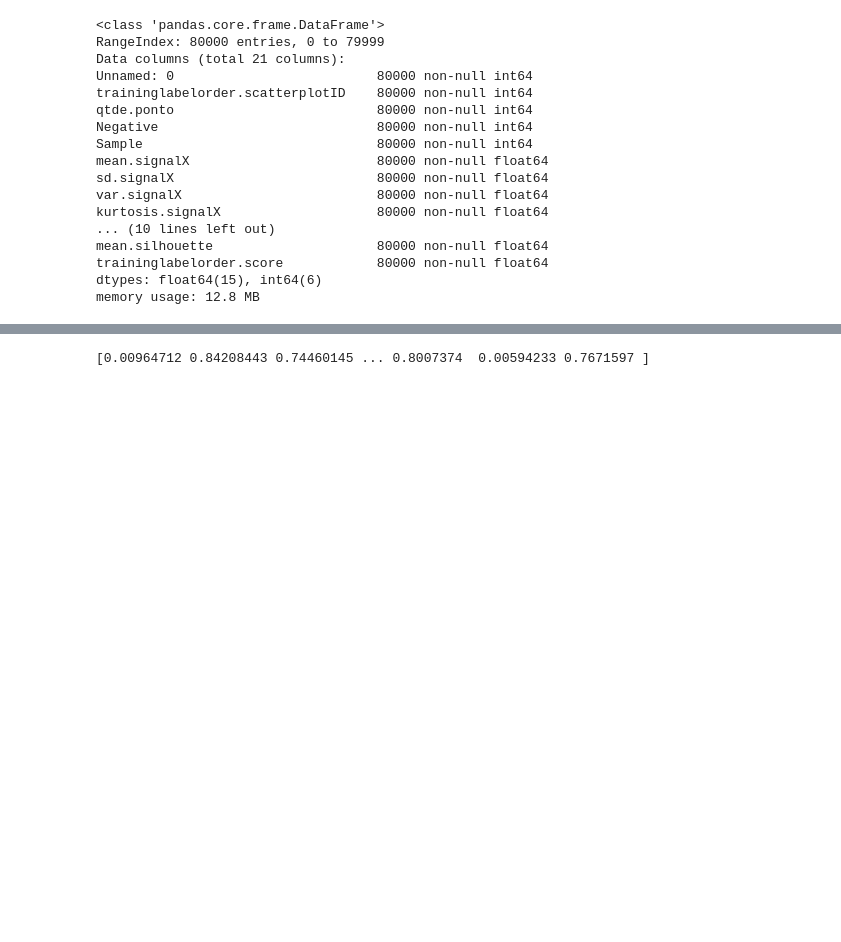
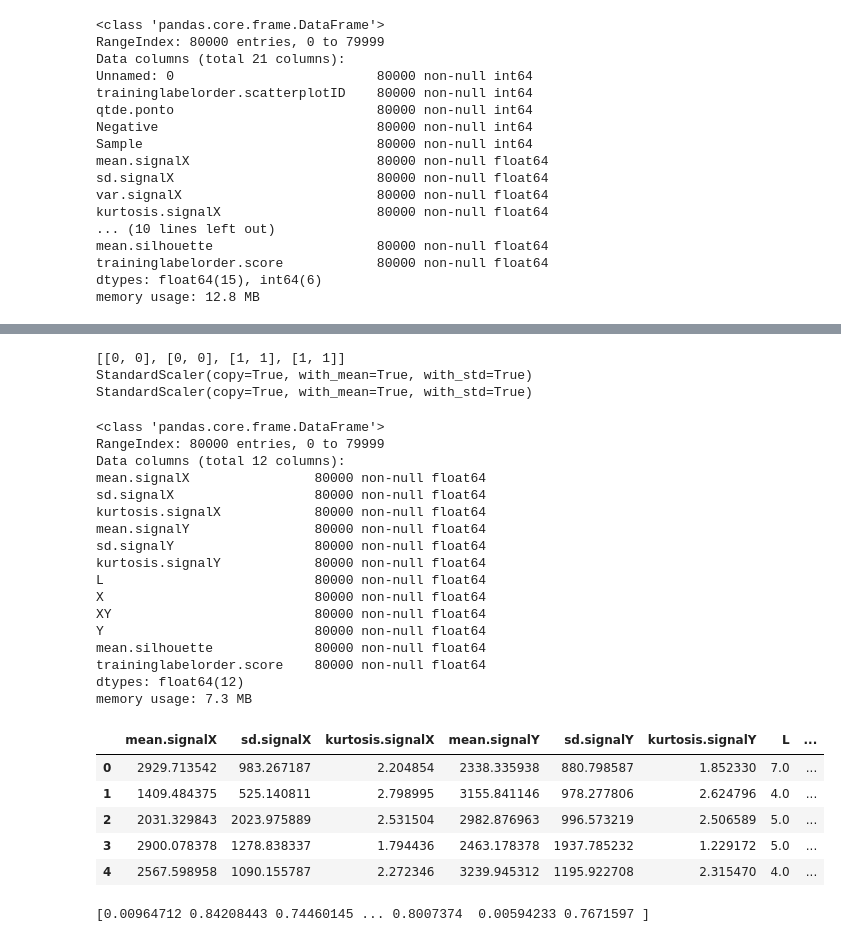
Before and after one commit to polivio/PEE, a Jupyter notebook: DecisionTree_KDD_BR.ipynb, the cells around one changed output, grey strips where cells are left out. Saved outputs shown, nothing was run; the diff lists cells and outputs as text; code cells hidden in the pictures; blank space fills up the shorter version.

```diff
--- a/DecisionTree_KDD_BR.ipynb
+++ b/DecisionTree_KDD_BR.ipynb
@@ -126,0 +156,9 @@ memory usage: 12.8 MB
+# %%
+
+# Dica Mateus substituição pela média
+test['X'].fillna(test['X'].mean(),inplace=True)
+test['XY'].fillna(test['XY'].mean(),inplace=True)
+test['Y'].fillna(test['XY'].mean(),inplace=True)
+
+test = test.astype('float64')
+test.info()
@@ -127,3 +182,58 @@ memory usage: 12.8 MB
+# %%
+## Naão deu certo!!!
+
+#Normalização:  https://scikit-learn.org/stable/modules/generated/sklearn.preprocessing.StandardScaler.html
+
+from sklearn.preprocessing import StandardScaler
+data = [[0, 0], [0, 0], [1, 1], [1, 1]]
+print (data)
+
+scaler = StandardScaler()
+print(scaler.fit(data))
+
+print(scaler)
+
+##print(scaler.mean_)
+
+##print(scaler.transform(data))
+
+### Devo e como farei para os meus dados??
+# %% [output]
+[[0, 0], [0, 0], [1, 1], [1, 1]]
+StandardScaler(copy=True, with_mean=True, with_std=True)
+StandardScaler(copy=True, with_mean=True, with_std=True)
+# %%
+##from sklearn.preprocessing import StandardScaler
+
+##train = scaler.fit(train)
+
+train.info()
+
+test.head()
+# %% [output]
+<class 'pandas.core.frame.DataFrame'>
+RangeIndex: 80000 entries, 0 to 79999
+Data columns (total 12 columns):
+mean.signalX                80000 non-null float64
+sd.signalX                  80000 non-null float64
+kurtosis.signalX            80000 non-null float64
+mean.signalY                80000 non-null float64
+sd.signalY                  80000 non-null float64
+kurtosis.signalY            80000 non-null float64
+L                           80000 non-null float64
+X                           80000 non-null float64
+XY                          80000 non-null float64
+Y                           80000 non-null float64
+mean.silhouette             80000 non-null float64
+traininglabelorder.score    80000 non-null float64
+dtypes: float64(12)
+memory usage: 7.3 MB
+|  | mean.signalX | sd.signalX | kurtosis.signalX | mean.signalY | sd.signalY | kurtosis.signalY | L | ... |
+| 0 | 2929.713542 | 983.267187 | 2.204854 | 2338.335938 | 880.798587 | 1.852330 | 7.0 | ... |
+| 1 | 1409.484375 | 525.140811 | 2.798995 | 3155.841146 | 978.277806 | 2.624796 | 4.0 | ... |
+| 2 | 2031.329843 | 2023.975889 | 2.531504 | 2982.876963 | 996.573219 | 2.506589 | 5.0 | ... |
+| 3 | 2900.078378 | 1278.838337 | 1.794436 | 2463.178378 | 1937.785232 | 1.229172 | 5.0 | ... |
+| 4 | 2567.598958 | 1090.155787 | 2.272346 | 3239.945312 | 1195.922708 | 2.315470 | 4.0 | ... |
 # %%
 # feature qtde.ponto poderá ser removida??
 
```
Also changed, not shown: parts of 12 cells of this notebook.
